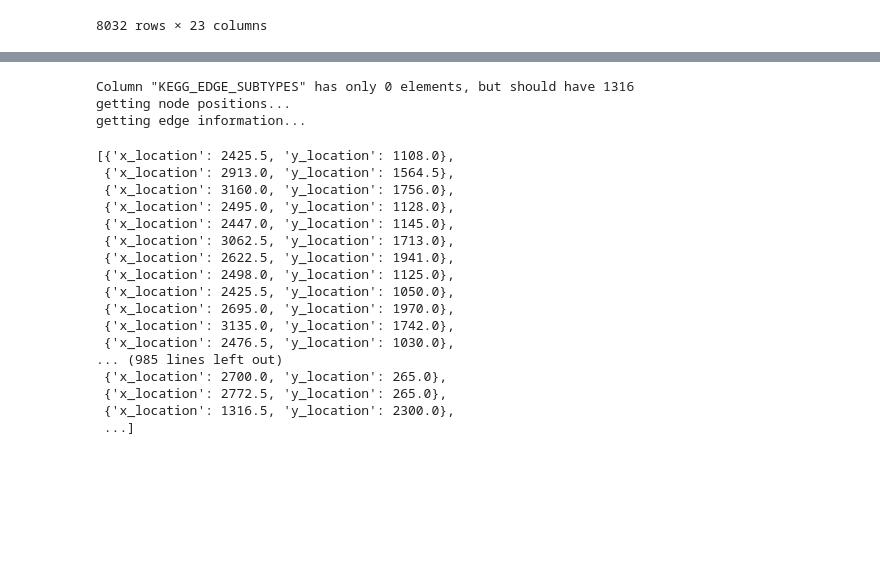
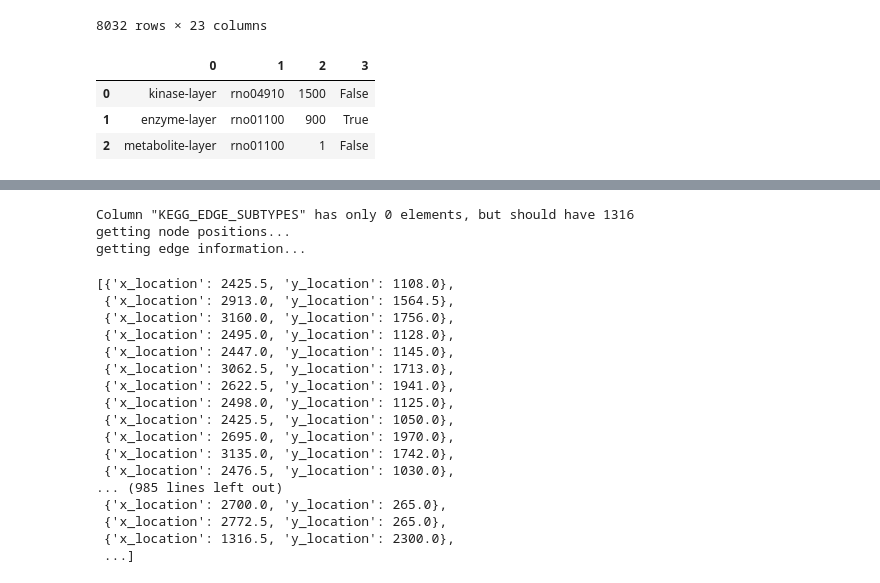
Before and after one commit to ecell/transomics2cytoscape-py, a Jupyter notebook: t2c.ipynb, the cells around one changed output, grey strips where cells are left out. Saved outputs shown, nothing was run; the diff lists cells and outputs as text; code cells hidden in the pictures; blank space fills up the shorter version.

```diff
--- a/t2c.ipynb
+++ b/t2c.ipynb
@@ -70,3 +70,13 @@ nodetable3d = pd.concat(nodetables.array)
 | 57341 | 57341 | path:rno01100:5651 | path:rno01100:5651 | False | 3066 | 1785 | 14 | 14 | ... |
 | 49151 | 49151 | path:rno01100:7064 | path:rno01100:7064 | False | 4809 | 1203 | 14 | 14 | ... |
 8032 rows × 23 columns
+# %%
+networkLayers = "https://raw.githubusercontent.com/ecell/transomics2cytoscape/master/inst/extdata/usecase1/yugi2014.tsv"
+layerTable = pd.read_table(networkLayers, header=None, sep="\t")
+# %%
+layerTable
+# %% [output]
+|  | 0 | 1 | 2 | 3 |
+| 0 | kinase-layer | rno04910 | 1500 | False |
+| 1 | enzyme-layer | rno01100 | 900 | True |
+| 2 | metabolite-layer | rno01100 | 1 | False |
```
Also changed, not shown: parts of 5 cells of this notebook.
